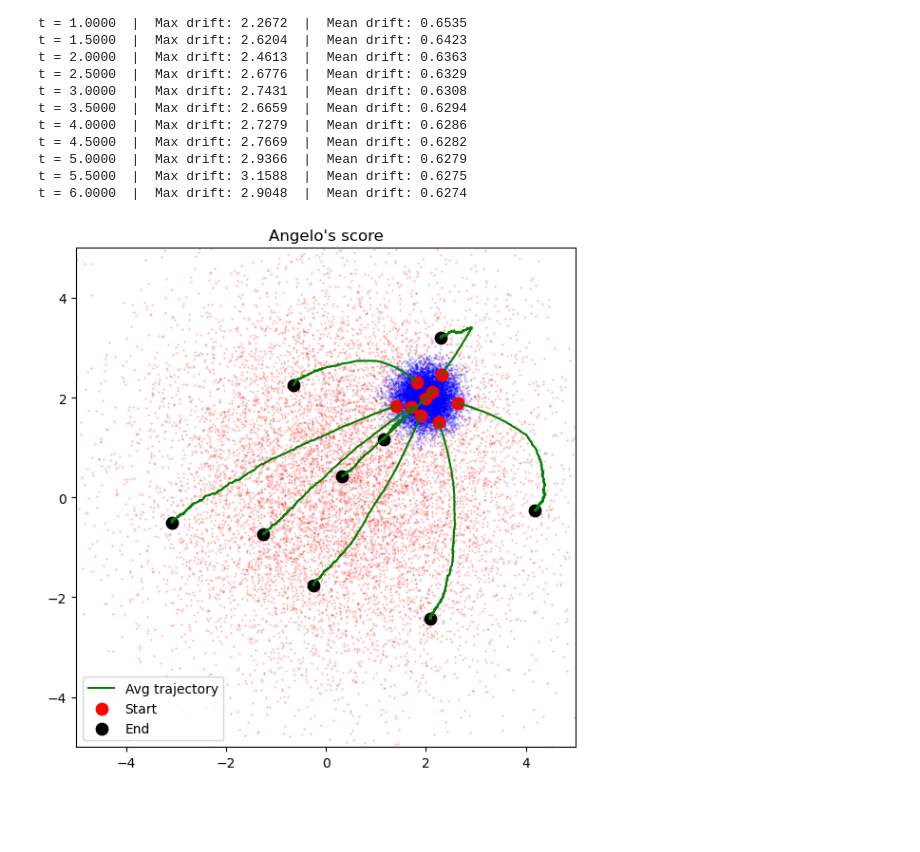
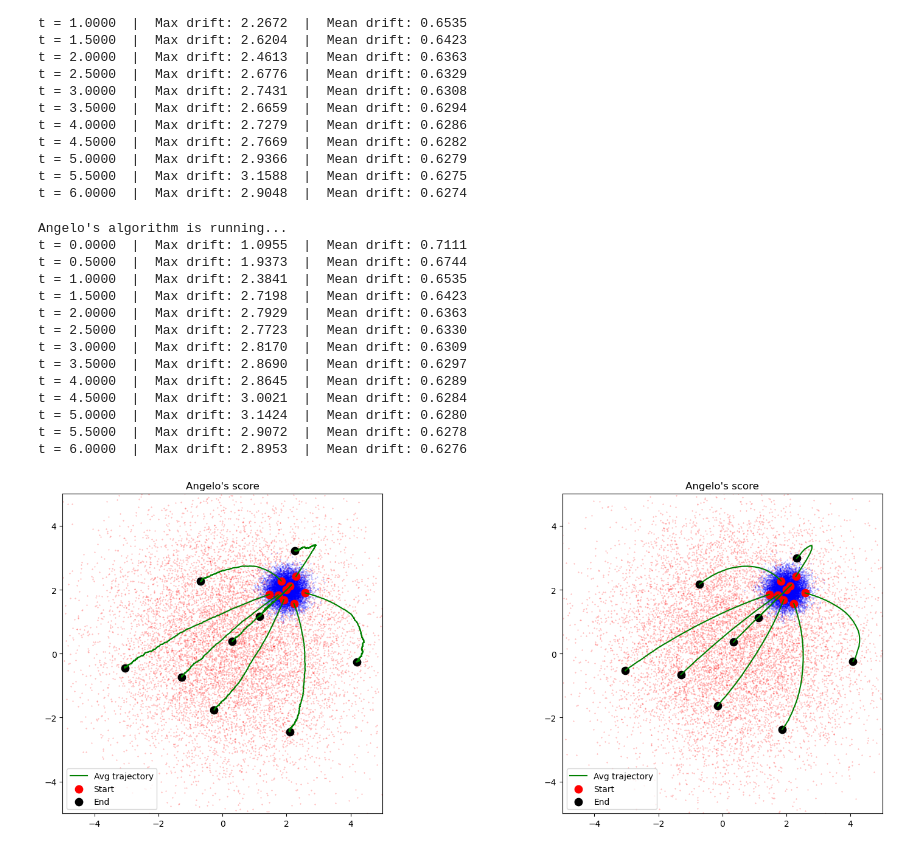
Before and after one commit to KlaasWillems/MLSPointSetRegistration, a Jupyter notebook: python/simulations/GaussianAdvectionDiffusion/GaussianAdvectionDiffusion.ipynb, the cells around one changed output. Cells and saved outputs as stored; diff of their text form; code cells hidden in the pictures; blank space fills up the shorter version.

Commit message:
Adaptive radius algorithm + initial tests

```diff
--- a/python/simulations/GaussianAdvectionDiffusion/GaussianAdvectionDiffusion.ipynb
+++ b/python/simulations/GaussianAdvectionDiffusion/GaussianAdvectionDiffusion.ipynb
@@ -80,10 +76,13 @@ Number of particles in small region: 80153
 # %%
 positions1 = positions.clone()
 small_region_centers1 = small_region_centers.clone()
+positions2 = positions.clone()
+small_region_centers2 = small_region_centers.clone()
 # %%
-simParams = SimulationParameters(dt, num_steps, weightsXinf, mu_Xinf, inv_covariances_T, det_T, 1, False, small_region_radius, 'AngeloScore')
+simParams1 = SimulationParameters(dt, num_steps, weightsXinf, mu_Xinf, inv_covariances_T, det_T, 1, False, small_region_radius, 'AngeloScore', variableRadius=False)
+simParams2 = SimulationParameters(dt, num_steps, weightsXinf, mu_Xinf, inv_covariances_T, det_T, 1, False, small_region_radius, 'AngeloScore', variableRadius=True)
 # %%
-final_positions1, avg_paths1, particlesPerCircle1 = doSimulation(positions1, small_region_centers1, simParams, device)
+final_positions1, avg_paths1, particlesPerCircle1 = doSimulation(positions1, small_region_centers1, simParams1, device)
 # %% [output]
 Angelo's algorithm is running...
 t = 0.0000  |  Max drift: 1.0955  |  Mean drift: 0.7111
@@ -99,4 +98,21 @@ t = 4.5000  |  Max drift: 2.7669  |  Mean drift: 0.6282
 t = 5.0000  |  Max drift: 2.9366  |  Mean drift: 0.6279
 t = 5.5000  |  Max drift: 3.1588  |  Mean drift: 0.6275
 t = 6.0000  |  Max drift: 2.9048  |  Mean drift: 0.6274
+# %%
+final_positions2, avg_paths2, particlesPerCircle2 = doSimulation(positions2, small_region_centers2, simParams2, device)
+# %% [output]
+Angelo's algorithm is running...
+t = 0.0000  |  Max drift: 1.0955  |  Mean drift: 0.7111
+t = 0.5000  |  Max drift: 1.9373  |  Mean drift: 0.6744
+t = 1.0000  |  Max drift: 2.3841  |  Mean drift: 0.6535
+t = 1.5000  |  Max drift: 2.7198  |  Mean drift: 0.6423
+t = 2.0000  |  Max drift: 2.7929  |  Mean drift: 0.6363
+t = 2.5000  |  Max drift: 2.7723  |  Mean drift: 0.6330
+t = 3.0000  |  Max drift: 2.8170  |  Mean drift: 0.6309
+t = 3.5000  |  Max drift: 2.8690  |  Mean drift: 0.6297
+t = 4.0000  |  Max drift: 2.8645  |  Mean drift: 0.6289
+t = 4.5000  |  Max drift: 3.0021  |  Mean drift: 0.6284
+t = 5.0000  |  Max drift: 3.1424  |  Mean drift: 0.6280
+t = 5.5000  |  Max drift: 2.9072  |  Mean drift: 0.6278
+t = 6.0000  |  Max drift: 2.8953  |  Mean drift: 0.6276
 # %%
@@ -104,24 +120,37 @@ scipy.io.savemat("data/gaussianAdvectionDiffusionData.mat", {"avg_paths": avg_pa
 # %%
-fig, axes = plt.subplots(1, 1, figsize=(18, 6))
+fig, axes = plt.subplots(1, 2, figsize=(18, 6))
 
 # Trajectory
-axes.scatter(final_positions1[:10000,0], final_positions1[:10000,1], s=0.1, alpha=0.5, color='red')
-axes.scatter(initial_positions[:10000,0], initial_positions[:10000:,1], s=0.1, alpha=0.5, color='blue')
+axes[0].scatter(final_positions1[:10000,0], final_positions1[:10000,1], s=0.1, alpha=0.5, color='red')
+axes[0].scatter(initial_positions[:10000,0], initial_positions[:10000:,1], s=0.1, alpha=0.5, color='blue')
 for center in range(small_region_centers.shape[0]):
-    axes.plot(avg_paths1[:, center, 0], avg_paths1[:, center, 1], 'g-', lw=1.5, label='Avg trajectory' if center == 0 else None)
-    axes.scatter(avg_paths1[0, center, 0], avg_paths1[0, center, 1], color='red', s=80, label='Start'  if center == 0 else None)
-    axes.scatter(avg_paths1[-1, center, 0], avg_paths1[-1, center, 1], color='black', s=80, label='End'  if center == 0 else None)
-axes.set_title("Angelo's score")
-axes.legend()
-axes.set_aspect('equal', adjustable='box')
-axes.set_xlim(-5., 5.)
-axes.set_ylim(-5., 5.)
+    axes[0].plot(avg_paths1[:, center, 0], avg_paths1[:, center, 1], 'g-', lw=1.5, label='Avg trajectory' if center == 0 else None)
+    axes[0].scatter(avg_paths1[0, center, 0], avg_paths1[0, center, 1], color='red', s=80, label='Start'  if center == 0 else None)
+    axes[0].scatter(avg_paths1[-1, center, 0], avg_paths1[-1, center, 1], color='black', s=80, label='End'  if center == 0 else None)
+axes[0].set_title("Angelo's score")
+axes[0].legend()
+axes[0].set_aspect('equal', adjustable='box')
+axes[0].set_xlim(-5., 5.)
+axes[0].set_ylim(-5., 5.)
+
+axes[1].scatter(final_positions2[:10000,0], final_positions2[:10000,1], s=0.1, alpha=0.5, color='red')
+axes[1].scatter(initial_positions[:10000,0], initial_positions[:10000:,1], s=0.1, alpha=0.5, color='blue')
+for center in range(small_region_centers.shape[0]):
+    axes[1].plot(avg_paths2[:, center, 0], avg_paths2[:, center, 1], 'g-', lw=1.5, label='Avg trajectory' if center == 0 else None)
+    axes[1].scatter(avg_paths2[0, center, 0], avg_paths2[0, center, 1], color='red', s=80, label='Start'  if center == 0 else None)
+    axes[1].scatter(avg_paths2[-1, center, 0], avg_paths2[-1, center, 1], color='black', s=80, label='End'  if center == 0 else None)
+axes[1].set_title("Angelo's score")
+axes[1].legend()
+axes[1].set_aspect('equal', adjustable='box')
+axes[1].set_xlim(-5., 5.)
+axes[1].set_ylim(-5., 5.)
+
 
 plt.savefig("BasicGaussianTransport.pdf")
 plt.tight_layout()
 plt.show()
 # %% [output]
-[figure, old version]
+[figure, new version]
 # %%
 particlesPerCircleNormalized1 = particlesPerCircle1 / particlesPerCircle1[0, :]
 # %%
```
Also changed, not shown: parts of 3 cells of this notebook, 4 other files.
